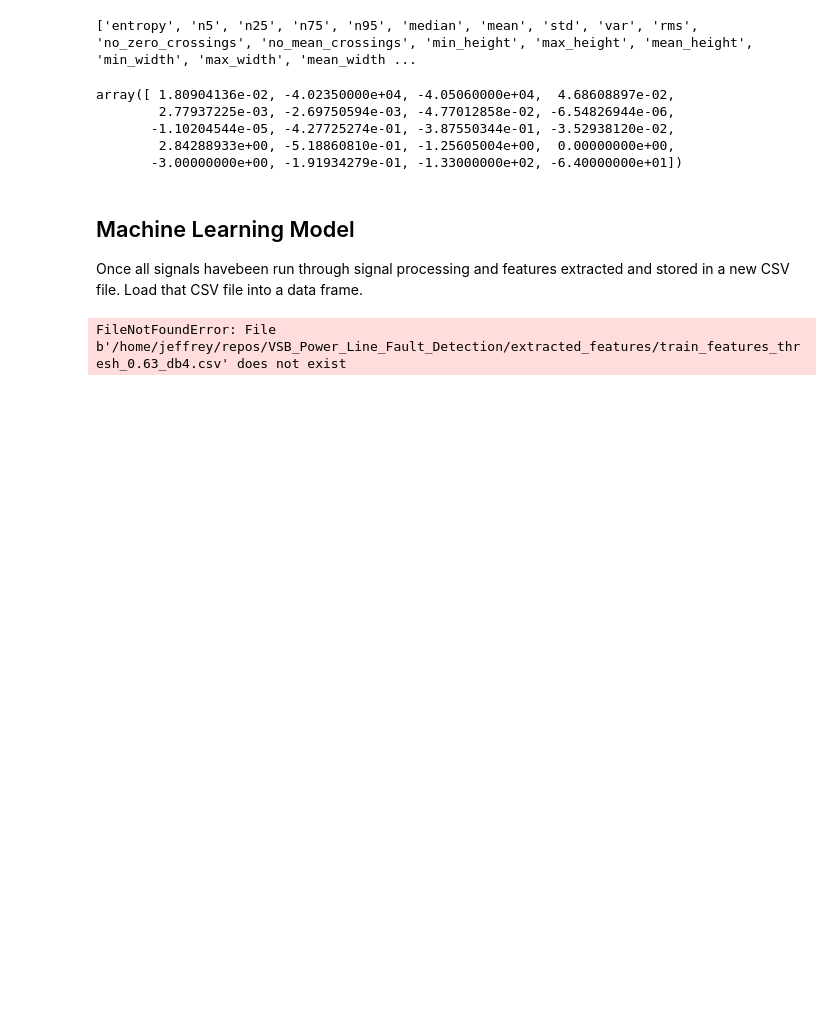
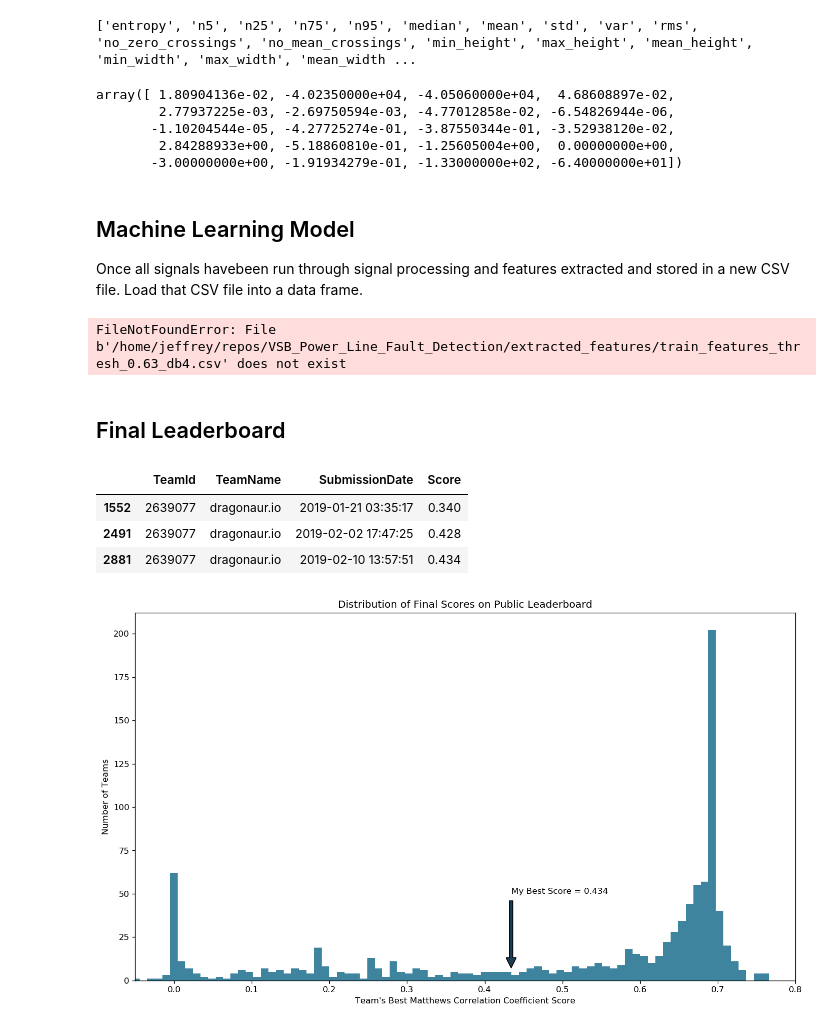
Before and after one commit to jeffreyegan/VSB_Power_Line_Fault_Detection, a Jupyter notebook: VSB_Final.ipynb, the cells around one changed output. Saved outputs shown, nothing was run; the diff lists cells and outputs as text; code cells hidden in the pictures; blank space fills up the shorter version.

```diff
--- a/VSB_Final.ipynb
+++ b/VSB_Final.ipynb
@@ -441,3 +441,36 @@ sns.pairplot(features, diag_kind="kde", kind="reg", hue="fault", palette="husl",
 # %%
 from matplotlib import pyplot as plt
 pd.plotting.scatter_matrix(features, alpha=0.2, figsize=(10, 10), diagonal='kde')
+# %% [markdown]
+## Final Leaderboard
+# %%
+import pandas as pd
+# Load The Public Leaderboard Score Data - Last Updated on 19 February 2019
+lb = pd.read_csv("/home/jeffrey/repos/VSB_Power_Line_Fault_Detection/submissions/vsb-power-line-fault-detection-publicleaderboard.csv")
+# %%
+mine = lb[lb.TeamName == "dragonaur.io"]
+mine  # Review my scores progression
+# %% [output]
+|  | TeamId | TeamName | SubmissionDate | Score |
+| 1552 | 2639077 | dragonaur.io | 2019-01-21 03:35:17 | 0.340 |
+| 2491 | 2639077 | dragonaur.io | 2019-02-02 17:47:25 | 0.428 |
+| 2881 | 2639077 | dragonaur.io | 2019-02-10 13:57:51 | 0.434 |
+# %%
+teams = lb.TeamId.unique()  # Array of TeamIds (prune duplicates from people progressing)
+scores = []
+for team in teams:  # Build Array of Each Team's Best (e.g. Latest Leaderboard Score)
+    scores.append(lb.Score[lb.TeamId == team].max())
+# %%
+from matplotlib import pyplot as plt
+my_best_score = lb.Score[lb.TeamName == "dragonaur.io"].max()  # May need to adjust height of annotations as scores change
+f, ax = plt.subplots(figsize=(14, 8), dpi= 120, facecolor='w', edgecolor='k')
+blues = ["#66D7EB", "#51ACC5", "#3E849E", "#2C5F78", "#1C3D52", "#0E1E2B"]
+plt.hist(scores, bins=101, color=blues[2])
+plt.xlim((-0.05, 0.8))
+ax.annotate('My Best Score = '+str(my_best_score), xy=(my_best_score, 5), xytext=(my_best_score,50), arrowprops=dict(facecolor=blues[4], shrink=0.05))
+plt.title('Distribution of Final Scores on Public Leaderboard')
+plt.ylabel('Number of Teams')
+plt.xlabel("Team's Best Matthews Correlation Coefficient Score")
+plt.show()
+# %% [output]
+[figure, added]
```
Also changed, not shown: 17 other files.
